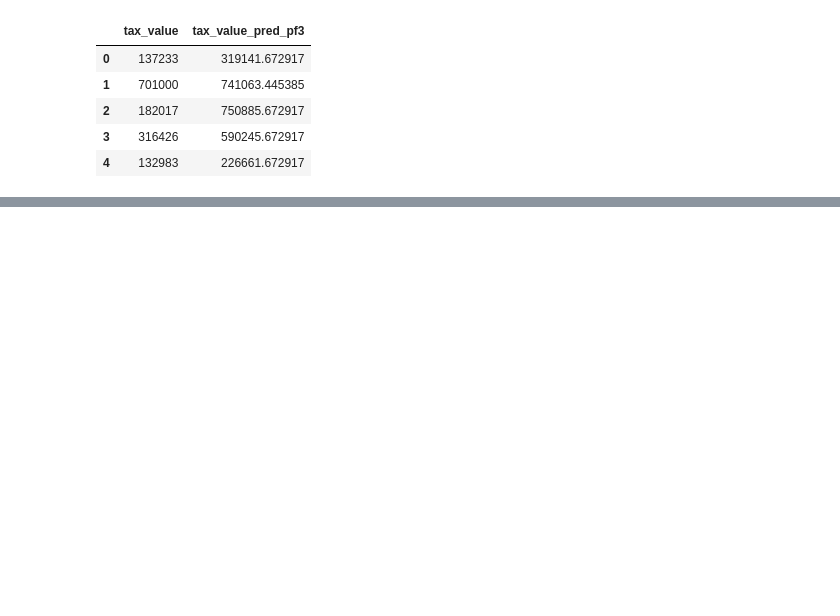
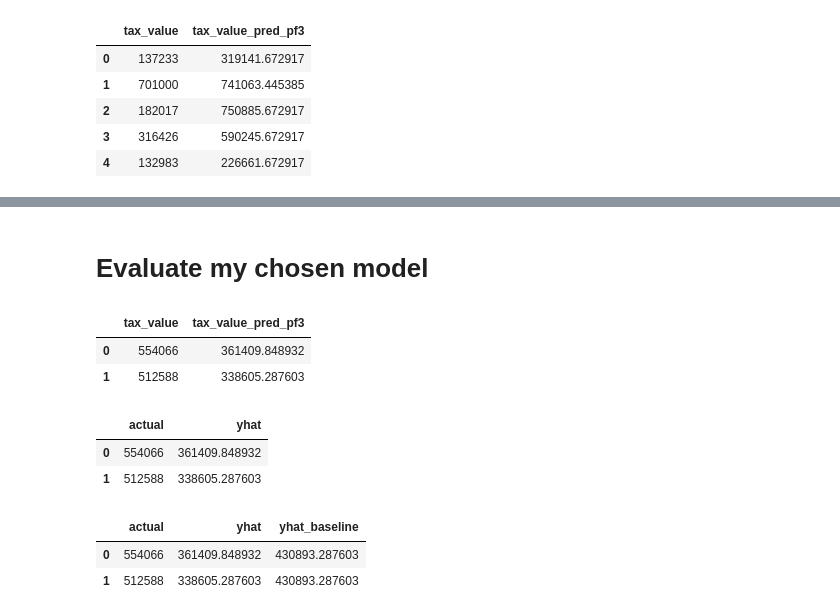
Before and after one commit to cristinalucin/regression-project, a Jupyter notebook: project_workbook.ipynb, the cells around one changed output, grey strips where cells are left out. Saved outputs shown, nothing was run; the diff lists cells and outputs as text; code cells hidden in the pictures; blank space fills up the shorter version.

```diff
--- a/project_workbook.ipynb
+++ b/project_workbook.ipynb
@@ -1566,0 +1784,9 @@ train.head(2)
+# %% [markdown]
+# Evaluate my chosen model
+# %%
+m4_eval = y_train.copy()
+m4_eval.head(2)
+# %% [output]
+|  | tax_value | tax_value_pred_pf3 |
+| 0 | 554066 | 361409.848932 |
+| 1 | 512588 | 338605.287603 |
@@ -1566,0 +1796,14 @@ train.head(2)
+# %%
+m4_eval.head(2)
+# %% [output]
+|  | actual | yhat |
+| 0 | 554066 | 361409.848932 |
+| 1 | 512588 | 338605.287603 |
+# %%
+#Establish baseline yhat
+m4_eval['yhat_baseline'] = m4_eval['actual'].mean()
+m4_eval.head(2)
+# %% [output]
+|  | actual | yhat | yhat_baseline |
+| 0 | 554066 | 361409.848932 | 430893.287603 |
+| 1 | 512588 | 338605.287603 | 430893.287603 |
```
Also changed, not shown: parts of 186 cells of this notebook, 2 other files.
